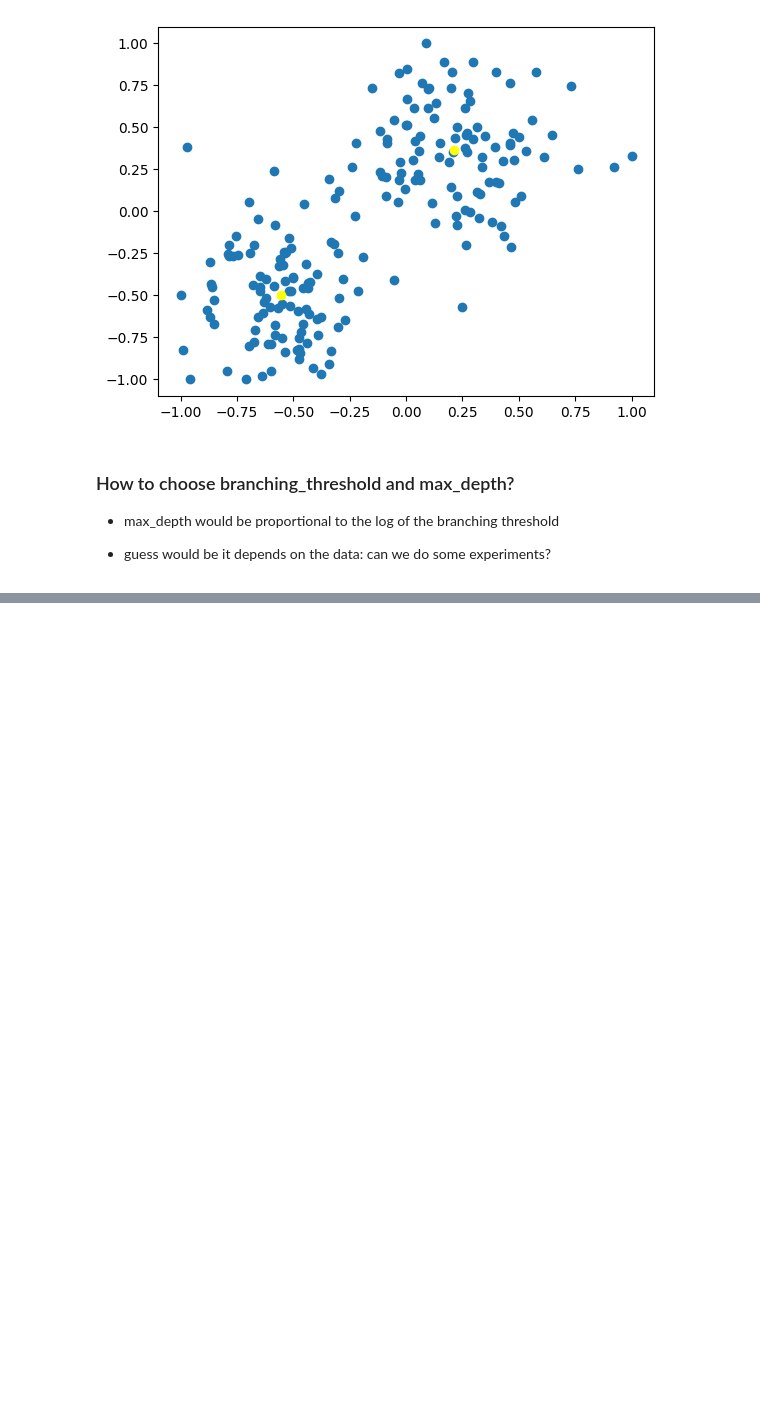
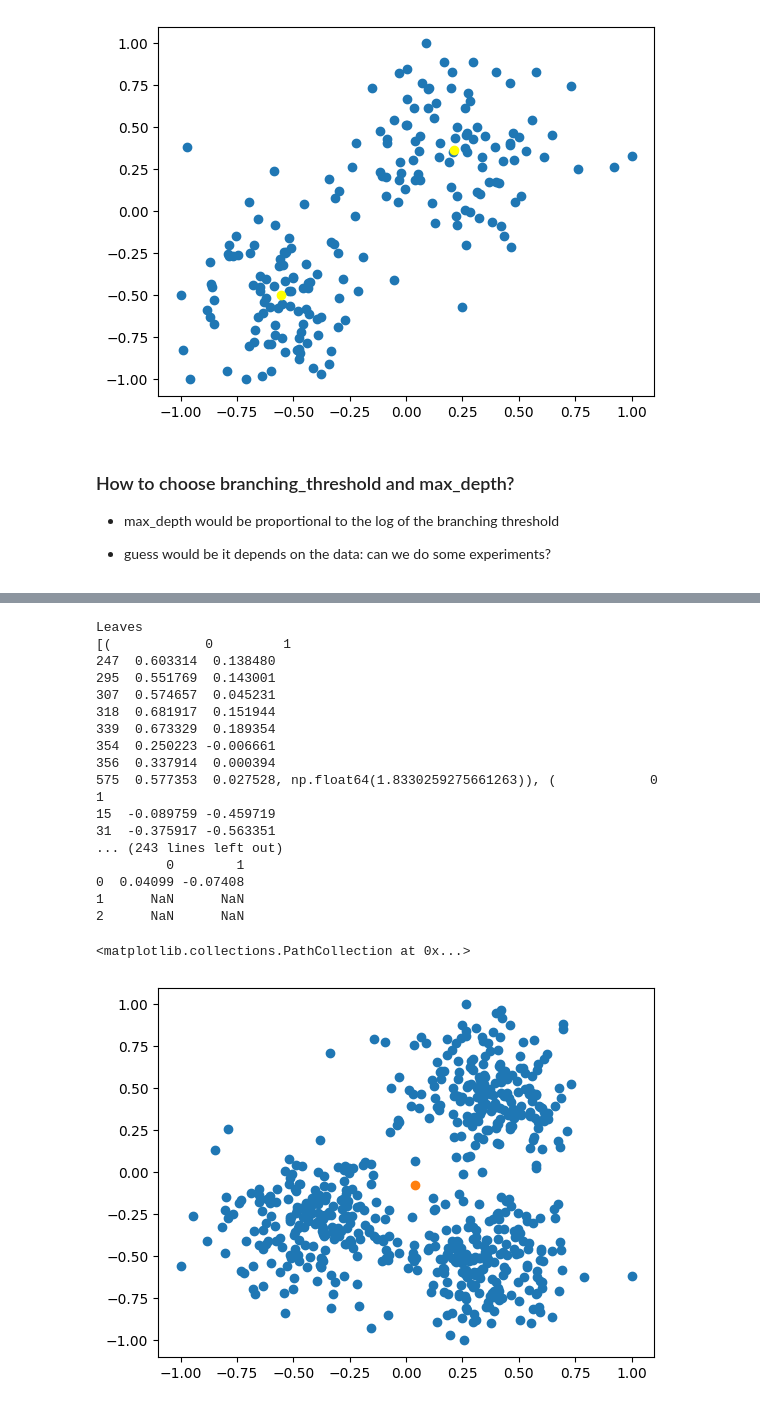
Before and after one commit to amy-ln/dpclustering, a Jupyter notebook: notebook_bucket.ipynb, the cells around one changed output, grey strips where cells are left out. Cells and saved outputs as stored; diff of their text form; code cells hidden in the pictures; blank space fills up the shorter version.

```diff
--- a/notebook_bucket.ipynb
+++ b/notebook_bucket.ipynb
@@ -61,0 +110,31 @@ def
+# %%
+data = normalise(pd.DataFrame(np.concat(
+    [np.random.multivariate_normal(mean=[1,1], cov=[[1,0],[0,1]], size=200),
+    np.random.multivariate_normal(mean=[5,5], cov=[[1,0],[0,1]], size=200),
+    np.random.multivariate_normal(mean=[5,0], cov=[[1,0],[0,1]], size=200)]
+)))
+
+plt.scatter(x=data[0], y=data[1])
+c = bucket_then_centers(data, 1, 2, 2, 10, 1, 3)
+print(c)
+plt.scatter(x=c[0], y=c[1])
+# %% [output]
+Leaves
+[(            0         1
+247  0.603314  0.138480
+295  0.551769  0.143001
+307  0.574657  0.045231
+318  0.681917  0.151944
+339  0.673329  0.189354
+354  0.250223 -0.006661
+356  0.337914  0.000394
+575  0.577353  0.027528, np.float64(1.8330259275661263)), (            0         1
+15  -0.089759 -0.459719
+31  -0.375917 -0.563351
+... (243 lines left out)
+         0        1
+0  0.04099 -0.07408
+1      NaN      NaN
+2      NaN      NaN
+<matplotlib.collections.PathCollection at 0x...>
+[figure, added]
```
Also changed, not shown: parts of 6 cells of this notebook, 1 other file.
